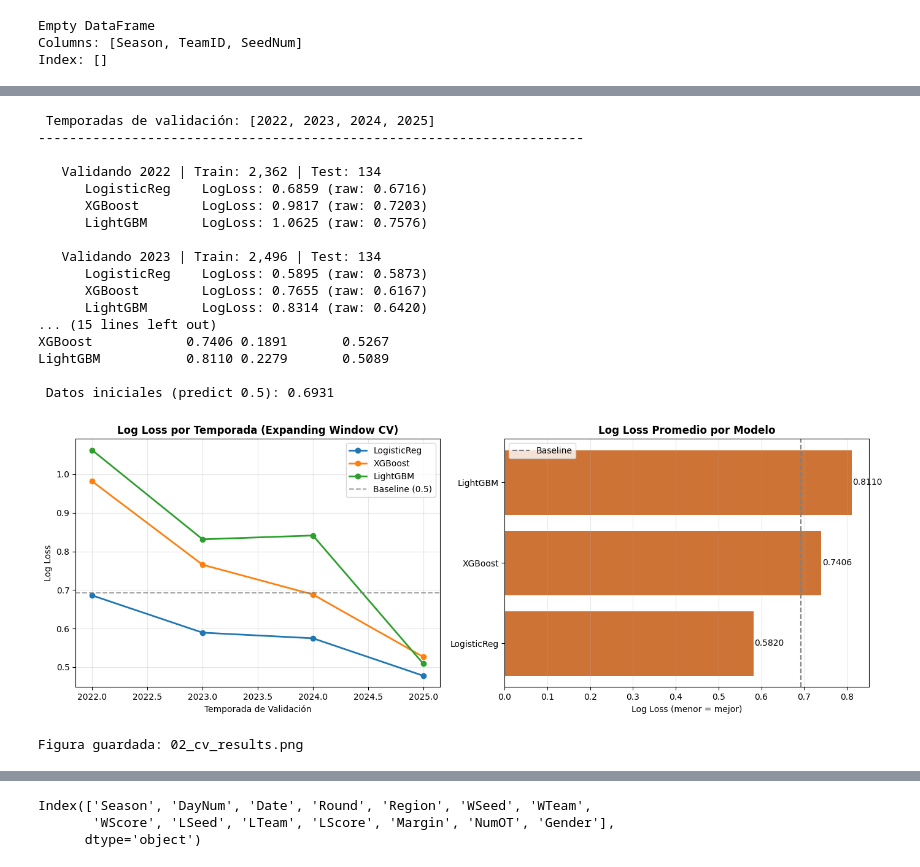
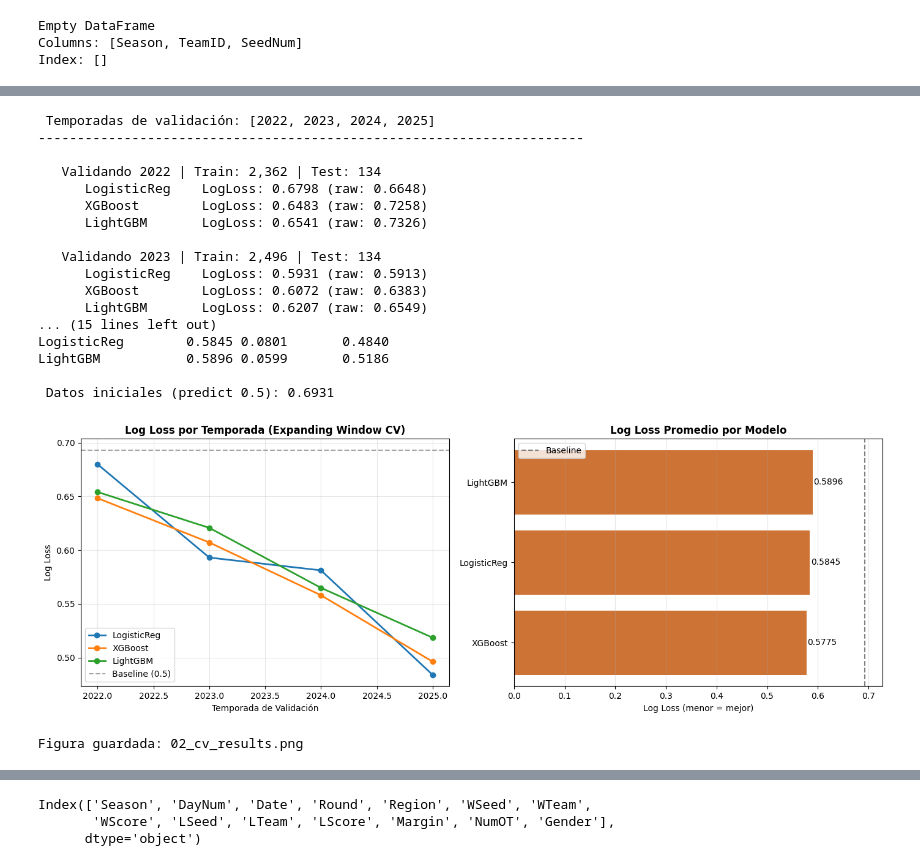
Before and after one commit to l22140141/Proyecto_unidad2, a Jupyter notebook: ProyectoUnidad2.ipynb, the cells around one changed output, grey strips where cells are left out. Saved outputs shown, nothing was run; the diff lists cells and outputs as text; code cells hidden in the pictures.

```diff
--- a/ProyectoUnidad2.ipynb
+++ b/ProyectoUnidad2.ipynb
@@ -1007,7 +980,6 @@ def build_xgboost_model() -> xgb.XGBClassifier:
         eval_metric       = "logloss",
         random_state      = SEED,
         verbosity         = 0,
-        use_label_encoder = False,
         n_jobs            = -1
     )
 
@@ -1123,18 +1095,24 @@ display(results_df.sort_values("LogLoss"))
 # GRÁFICA COMPARATIVA
 # ─────────────────────────────────────────────
 
-plt.figure(figsize=(10,5))
+plt.figure(figsize=(9, 5))
 
 plt.bar(
     results_df["Modelo"],
-    results_df["Accuracy"]
+    results_df["Accuracy"],
+    color=PALETTE["primary"],
+    edgecolor="white",
+    alpha=0.85,
+    width=0.5
 )
 
-plt.title("Comparación de Accuracy entre Modelos")
-plt.ylabel("Accuracy")
-plt.ylim(0,1)
+plt.title("Comparación de Accuracy entre Modelos (Temporada 2025)", fontweight="bold", color=PALETTE["primary"])
+plt.ylabel("Accuracy (%)")
+plt.ylim(0.70, 0.80)
 
-plt.grid(alpha=0.3)
+for i, val in enumerate(results_df["Accuracy"]):
+    plt.text(i, val + 0.001, f"{val*100:.2f}%", ha='center', va='bottom', fontweight='bold')
+plt.grid(alpha=0.2, axis='y')
 
 plt.show()
 # %% [output]
@@ -1366,27 +1351,37 @@ def temporal_cv(matchup_data: pd.DataFrame,
                     build_xgboost_model() if name == "XGBoost" else
                     build_lgbm_model()
                 )
-                model_fresh.fit(X_train.fillna(0), y_train)
 
-                # Calibración con split del 20% del training
+                # ─── SOLUCIÓN AL BUG DE CALIBRACIÓN ────────────────⚡
+                # 1. Definimos el tamaño del set de calibración de forma aislada
                 cal_size = max(100, int(len(X_train) * 0.2))
+
+                # 2. Dividimos el set de entrenamiento: el modelo base SOLO entrena con el resto
+                X_train_base = X_train.iloc[:-cal_size]
+                y_train_base = y_train.iloc[:-cal_size]
+
                 X_cal = X_train.iloc[-cal_size:]
                 y_cal = y_train.iloc[-cal_size:]
 
+                # 3. Ajustamos el modelo base con datos que NO incluyen el bloque de calibración
+                model_fresh.fit(X_train_base.fillna(0), y_train_base)
+
+                # 4. Ahora sí, calibramos de forma segura usando Platt scaling (sigmoid) con datos limpios
+                calibrated_meta_model = calibrate_and_clip(model_fresh, X_cal.fillna(0), y_cal)
+
+                # 5. Predecir usando el contenedor calibrado seguro
                 probs_raw = model_fresh.predict_proba(X_test.fillna(0))[:, 1]
-                probs_cal = safe_predict_proba(
-                    calibrate_and_clip(model_fresh, X_cal, y_cal), X_test.fillna(0)
-                )
+                probs_cal = safe_predict_proba(calibrated_meta_model, X_test.fillna(0))
 
                 ll_raw = log_loss(y_test, np.clip(probs_raw, CLIP_LOW, CLIP_HIGH))
                 ll_cal = log_loss(y_test, probs_cal)
 
                 results.append({
-                    "Season":    season,
-                    "Model":     name,
-                    "LogLoss":   ll_cal,
+                    "Season":      season,
+                    "Model":       name,
+                    "LogLoss":     ll_cal,
                     "LogLoss_raw": ll_raw,
-                    "N_games":   len(X_test),
+                    "N_games":     len(X_test),
                 })
                 print(f"      {name:<14} LogLoss: {ll_cal:.4f} (raw: {ll_raw:.4f})")
 
@@ -1421,42 +1416,42 @@ if len(cv_results) > 0:
     ax.set_xlabel("Temporada de Validación"); ax.set_ylabel("Log Loss")
     ax.legend(); ax.grid(alpha=0.3)
 
     ax2 = axes[1]
     model_means = cv_results.groupby("Model")["LogLoss"].mean().sort_values()
     colors = [PALETTE["success"] if v < 0.55 else PALETTE["accent"]
               for v in model_means.values]
     bars = ax2.barh(model_means.index, model_means.values, color=colors, alpha=0.85)
     ax2.axvline(0.6931, color="gray", linestyle="--", label="Baseline")
     for bar, val in zip(bars, model_means.values):
         ax2.text(val + 0.002, bar.get_y() + bar.get_height()/2,
                  f"{val:.4f}", va="center", fontsize=10)
     ax2.set_title("Log Loss Promedio por Modelo", fontweight="bold")
     ax2.set_xlabel("Log Loss (menor = mejor)")
     ax2.legend(); ax2.grid(alpha=0.3, axis="x")
 
     plt.tight_layout()
     plt.savefig(FIGURES_DIR / "02_cv_results.png", dpi=150, bbox_inches="tight")
     plt.show()
     print("Figura guardada: 02_cv_results.png")
 # %% [output]
  Temporadas de validación: [2022, 2023, 2024, 2025]
 ----------------------------------------------------------------------
 
    Validando 2022 | Train: 2,362 | Test: 134
-      LogisticReg    LogLoss: 0.6859 (raw: 0.6716)
-      XGBoost        LogLoss: 0.9817 (raw: 0.7203)
-      LightGBM       LogLoss: 1.0625 (raw: 0.7576)
+      LogisticReg    LogLoss: 0.6798 (raw: 0.6648)
+      XGBoost        LogLoss: 0.6483 (raw: 0.7258)
+      LightGBM       LogLoss: 0.6541 (raw: 0.7326)
 
    Validando 2023 | Train: 2,496 | Test: 134
-      LogisticReg    LogLoss: 0.5895 (raw: 0.5873)
-      XGBoost        LogLoss: 0.7655 (raw: 0.6167)
-      LightGBM       LogLoss: 0.8314 (raw: 0.6420)
+      LogisticReg    LogLoss: 0.5931 (raw: 0.5913)
+      XGBoost        LogLoss: 0.6072 (raw: 0.6383)
+      LightGBM       LogLoss: 0.6207 (raw: 0.6549)
 ... (15 lines left out)
-XGBoost            0.7406 0.1891       0.5267
-LightGBM           0.8110 0.2279       0.5089
+LogisticReg        0.5845 0.0801       0.4840
+LightGBM           0.5896 0.0599       0.5186
 
  Datos iniciales (predict 0.5): 0.6931
-[figure, old version]
+[figure, new version]
 Figura guardada: 02_cv_results.png
 # %%
 # 9. ENTRENAMIENTO FINAL Y GENERACIÓN DE SUBMISSION
```
Also changed, not shown: parts of 29 cells of this notebook.
